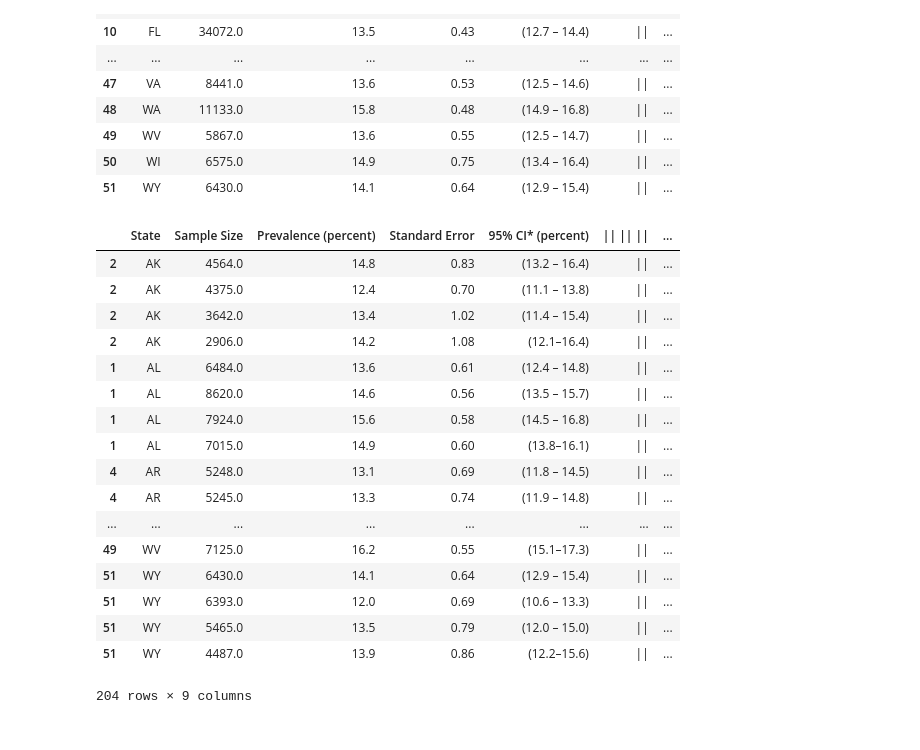
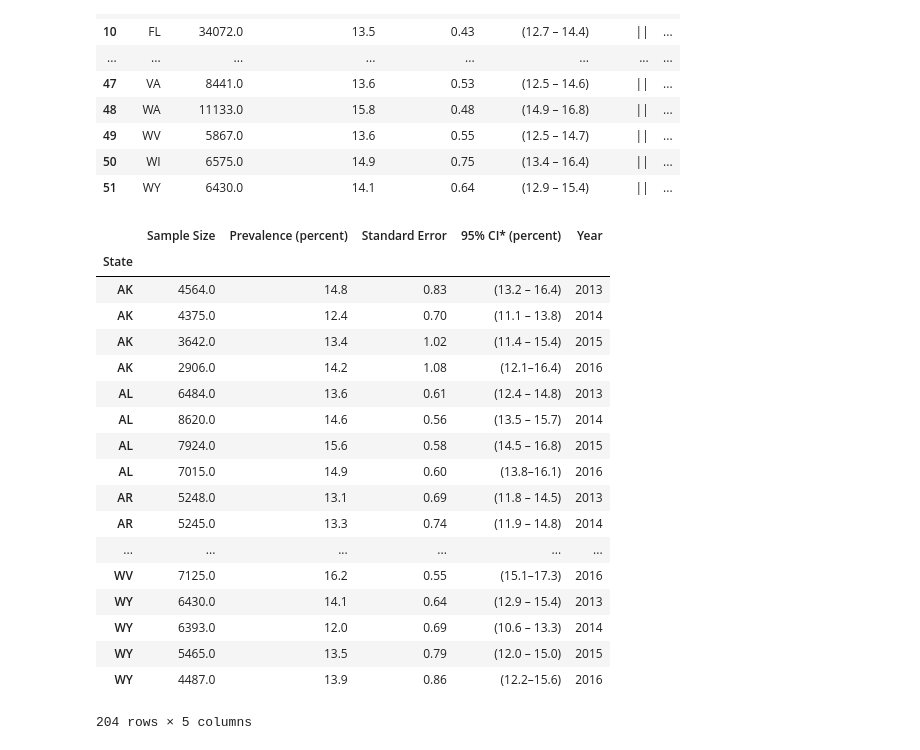
Before and after one commit to emilou1981/ETL-Project, a Jupyter notebook: Asthma.ipynb, the cells around one changed output. Cells and saved outputs as stored; diff of their text form; code cells hidden in the pictures.

```diff
--- a/Asthma.ipynb
+++ b/Asthma.ipynb
@@ -175,23 +179,26 @@ See the caveats in the documentation: http://pandas.pydata.org/pandas-docs/stabl
 # %%
 combined_df=pd.concat([asthma_2013, asthma_2014,asthma_2015, asthma_2016])
 combined_df=combined_df.sort_values(by=['State', 'Year'])
+combined_df=combined_df.drop(['|| || ||', 'Prevalence (number)', '95% CI* (number)'], axis=1)
+combined_df=combined_df.set_index('State')
 combined_df
 # %% [output]
-|  | State | Sample Size | Prevalence (percent) | Standard Error | 95% CI* (percent) | || || || | ... |
-| 2 | AK | 4564.0 | 14.8 | 0.83 | (13.2 – 16.4) | || | ... |
-| 2 | AK | 4375.0 | 12.4 | 0.70 | (11.1 – 13.8) | || | ... |
-| 2 | AK | 3642.0 | 13.4 | 1.02 | (11.4 – 15.4) | || | ... |
-| 2 | AK | 2906.0 | 14.2 | 1.08 | (12.1–16.4) | || | ... |
-| 1 | AL | 6484.0 | 13.6 | 0.61 | (12.4 – 14.8) | || | ... |
-| 1 | AL | 8620.0 | 14.6 | 0.56 | (13.5 – 15.7) | || | ... |
-| 1 | AL | 7924.0 | 15.6 | 0.58 | (14.5 – 16.8) | || | ... |
-| 1 | AL | 7015.0 | 14.9 | 0.60 | (13.8–16.1) | || | ... |
-| 4 | AR | 5248.0 | 13.1 | 0.69 | (11.8 – 14.5) | || | ... |
-| 4 | AR | 5245.0 | 13.3 | 0.74 | (11.9 – 14.8) | || | ... |
-| ... | ... | ... | ... | ... | ... | ... | ... |
-| 49 | WV | 7125.0 | 16.2 | 0.55 | (15.1–17.3) | || | ... |
-| 51 | WY | 6430.0 | 14.1 | 0.64 | (12.9 – 15.4) | || | ... |
-| 51 | WY | 6393.0 | 12.0 | 0.69 | (10.6 – 13.3) | || | ... |
-| 51 | WY | 5465.0 | 13.5 | 0.79 | (12.0 – 15.0) | || | ... |
-| 51 | WY | 4487.0 | 13.9 | 0.86 | (12.2–15.6) | || | ... |
+|  | Sample Size | Prevalence (percent) | Standard Error | 95% CI* (percent) | Year |
+| State |  |  |  |  |  |
+| AK | 4564.0 | 14.8 | 0.83 | (13.2 – 16.4) | 2013 |
+| AK | 4375.0 | 12.4 | 0.70 | (11.1 – 13.8) | 2014 |
+| AK | 3642.0 | 13.4 | 1.02 | (11.4 – 15.4) | 2015 |
+| AK | 2906.0 | 14.2 | 1.08 | (12.1–16.4) | 2016 |
+| AL | 6484.0 | 13.6 | 0.61 | (12.4 – 14.8) | 2013 |
+| AL | 8620.0 | 14.6 | 0.56 | (13.5 – 15.7) | 2014 |
+| AL | 7924.0 | 15.6 | 0.58 | (14.5 – 16.8) | 2015 |
+| AL | 7015.0 | 14.9 | 0.60 | (13.8–16.1) | 2016 |
+| AR | 5248.0 | 13.1 | 0.69 | (11.8 – 14.5) | 2013 |
+| AR | 5245.0 | 13.3 | 0.74 | (11.9 – 14.8) | 2014 |
+| ... | ... | ... | ... | ... | ... |
+| WV | 7125.0 | 16.2 | 0.55 | (15.1–17.3) | 2016 |
+| WY | 6430.0 | 14.1 | 0.64 | (12.9 – 15.4) | 2013 |
+| WY | 6393.0 | 12.0 | 0.69 | (10.6 – 13.3) | 2014 |
+| WY | 5465.0 | 13.5 | 0.79 | (12.0 – 15.0) | 2015 |
+| WY | 4487.0 | 13.9 | 0.86 | (12.2–15.6) | 2016 |
-204 rows × 9 columns
+204 rows × 5 columns
```
Also changed, not shown: parts of 1 cell of this notebook.
